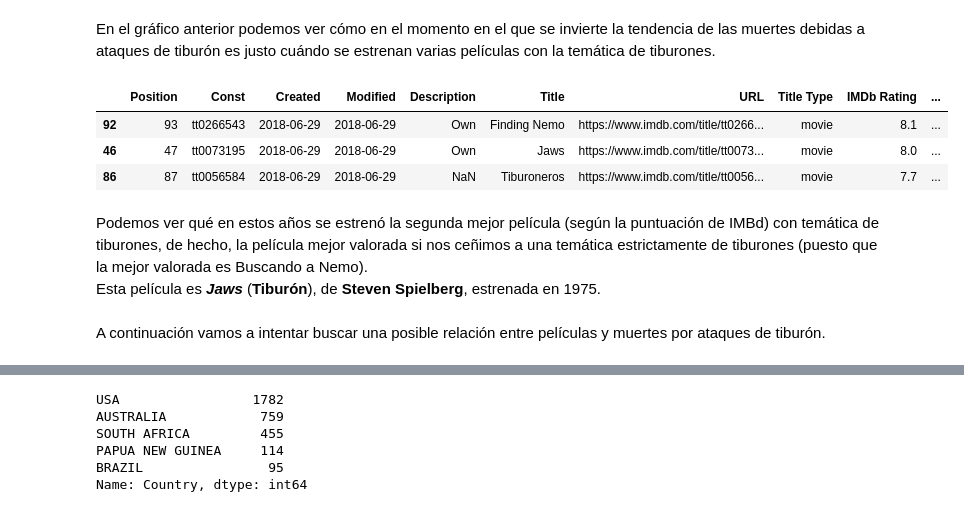
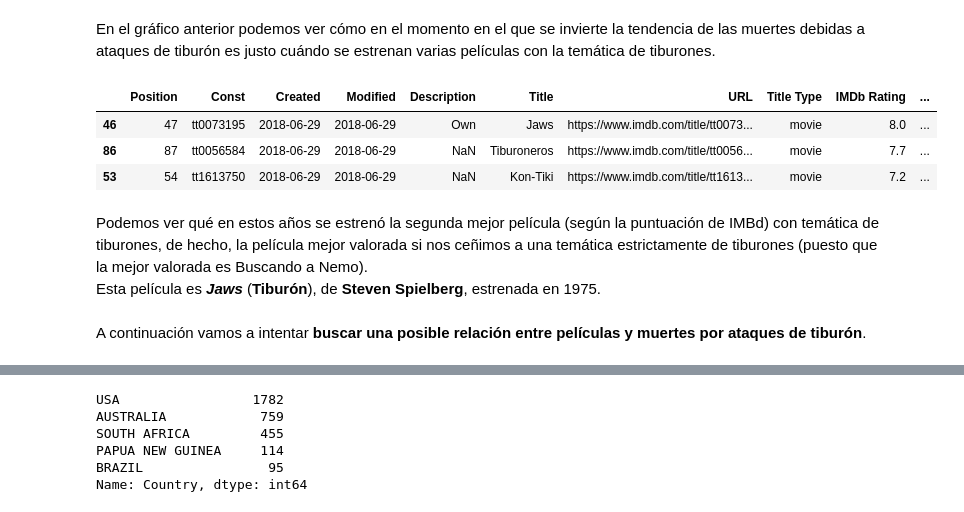
Before and after one commit to ironhack-datalabs/datamad0619, a Jupyter notebook: module-1/pandas-project/your-code/Analysis.ipynb, the cells around one changed output, grey strips where cells are left out. Drawn from its saved outputs; the diff is of its cells as text; code cells hidden in the pictures.

```diff
--- a/module-1/pandas-project/your-code/Analysis.ipynb
+++ b/module-1/pandas-project/your-code/Analysis.ipynb
@@ -156,17 +154,17 @@ plt.show()
 # %% [markdown]
 En el gráfico anterior podemos ver cómo en el momento en el que se invierte la tendencia de las muertes debidas a ataques de tiburón es justo cuándo se estrenan varias películas con la temática de tiburones.
 # %%
-display(movie_sharks2[(movie_sharks2['Title Type']=='movie')].sort_values('IMDb Rating', ascending = False).head(3))
+display(movie_sharks2[(movie_sharks2['Title Type']=='movie')&(movie_sharks2['Genres']!='Animation, Adventure, Comedy, Family')].sort_values('IMDb Rating', ascending = False).head(3))
 # %% [output]
 |  | Position | Const | Created | Modified | Description | Title | URL | Title Type | IMDb Rating | ... |
-| 92 | 93 | tt0266543 | 2018-06-29 | 2018-06-29 | Own | Finding Nemo | https://www.imdb.com/title/tt0266... | movie | 8.1 | ... |
 | 46 | 47 | tt0073195 | 2018-06-29 | 2018-06-29 | Own | Jaws | https://www.imdb.com/title/tt0073... | movie | 8.0 | ... |
 | 86 | 87 | tt0056584 | 2018-06-29 | 2018-06-29 | NaN | Tiburoneros | https://www.imdb.com/title/tt0056... | movie | 7.7 | ... |
+| 53 | 54 | tt1613750 | 2018-06-29 | 2018-06-29 | NaN | Kon-Tiki | https://www.imdb.com/title/tt1613... | movie | 7.2 | ... |
 # %% [markdown]
 Podemos ver qué en estos años se estrenó la segunda mejor película (según la puntuación de IMBd) con temática de tiburones, de hecho, la película mejor valorada si nos ceñimos a una temática estrictamente de tiburones (puesto que la mejor valorada es Buscando a Nemo). <br>
 Esta película es ***Jaws*** (**Tiburón**), de **Steven Spielberg**, estrenada en 1975.
 # %% [markdown]
-A continuación vamos a intentar buscar una posible relación entre películas y muertes por ataques de tiburón.
+A continuación vamos a intentar **buscar una posible relación entre películas y muertes por ataques de tiburón**.
 # %%
 plt.scatter(x, y, s=50, alpha=0.5)
 plt.title('Deaths vs Movies')
```
Also changed, not shown: parts of 8 cells of this notebook.
